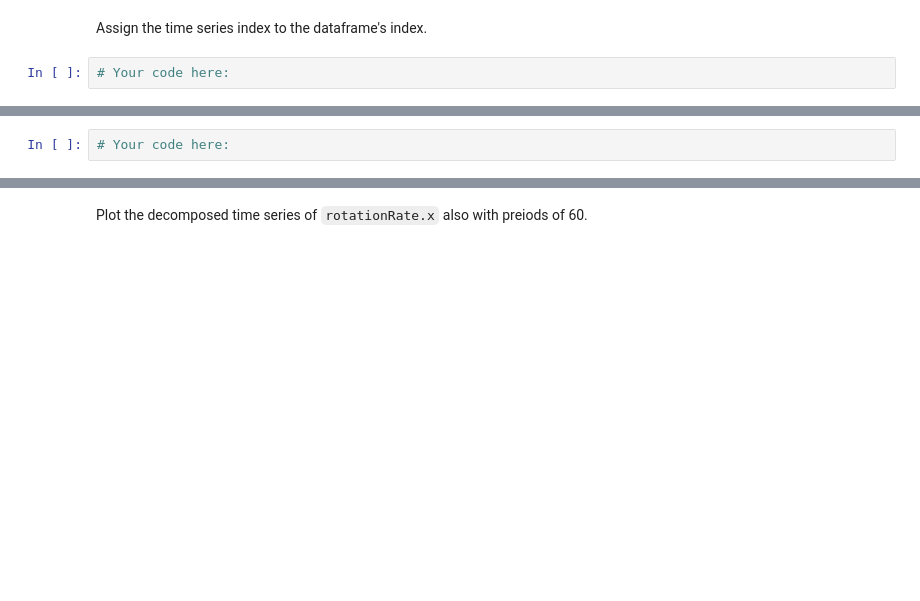
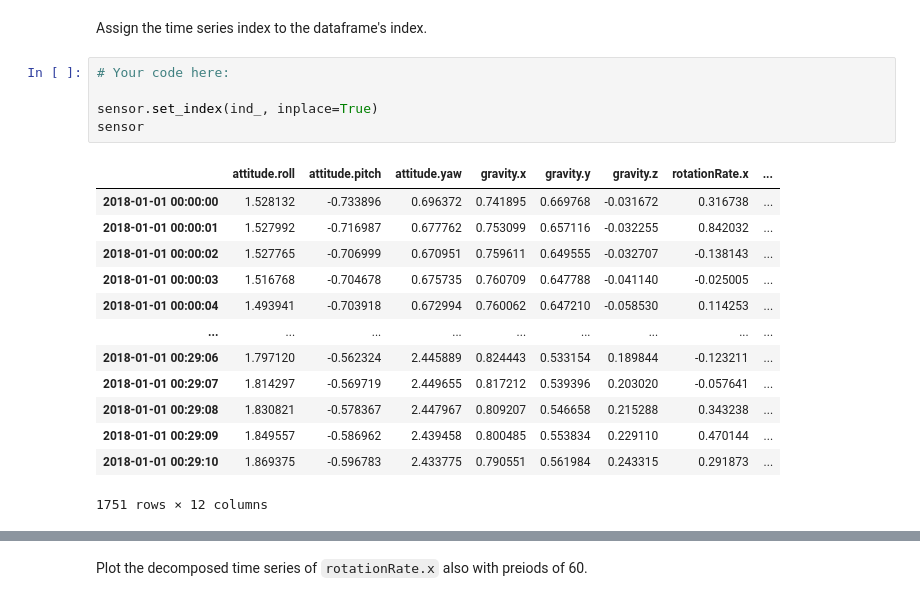
Before and after one commit to Ironhack-data-bcn-january-2023/lab-time-series, a Jupyter notebook: your-code/main.ipynb, the cells around one changed output, grey strips where cells are left out. Drawn from its saved outputs; the diff is of its cells as text; blank space fills up the shorter version.

```diff
--- a/your-code/main.ipynb
+++ b/your-code/main.ipynb
@@ -36,9 +91,24 @@ To perform time series analysis on the data, we must change the index from a ran
 Assign the time series index to the dataframe's index.
 # %%
 # Your code here:
+
+sensor.set_index(ind_, inplace=True)
+sensor
+# %% [output]
+|  | attitude.roll | attitude.pitch | attitude.yaw | gravity.x | gravity.y | gravity.z | rotationRate.x | ... |
+| 2018-01-01 00:00:00 | 1.528132 | -0.733896 | 0.696372 | 0.741895 | 0.669768 | -0.031672 | 0.316738 | ... |
+| 2018-01-01 00:00:01 | 1.527992 | -0.716987 | 0.677762 | 0.753099 | 0.657116 | -0.032255 | 0.842032 | ... |
+| 2018-01-01 00:00:02 | 1.527765 | -0.706999 | 0.670951 | 0.759611 | 0.649555 | -0.032707 | -0.138143 | ... |
+| 2018-01-01 00:00:03 | 1.516768 | -0.704678 | 0.675735 | 0.760709 | 0.647788 | -0.041140 | -0.025005 | ... |
+| 2018-01-01 00:00:04 | 1.493941 | -0.703918 | 0.672994 | 0.760062 | 0.647210 | -0.058530 | 0.114253 | ... |
+| ... | ... | ... | ... | ... | ... | ... | ... | ... |
+| 2018-01-01 00:29:06 | 1.797120 | -0.562324 | 2.445889 | 0.824443 | 0.533154 | 0.189844 | -0.123211 | ... |
+| 2018-01-01 00:29:07 | 1.814297 | -0.569719 | 2.449655 | 0.817212 | 0.539396 | 0.203020 | -0.057641 | ... |
+| 2018-01-01 00:29:08 | 1.830821 | -0.578367 | 2.447967 | 0.809207 | 0.546658 | 0.215288 | 0.343238 | ... |
+| 2018-01-01 00:29:09 | 1.849557 | -0.586962 | 2.439458 | 0.800485 | 0.553834 | 0.229110 | 0.470144 | ... |
+| 2018-01-01 00:29:10 | 1.869375 | -0.596783 | 2.433775 | 0.790551 | 0.561984 | 0.243315 | 0.291873 | ... |
+1751 rows × 12 columns
 # %% [markdown]
 Our next step is to decompose the time series and evaluate the patterns in the data. Load the `statsmodels.api` submodule and plot the decomposed plot of `userAcceleration.x`. Set `freq=60` in the `seasonal_decompose` function. Your graph should look like the one below.
 
 ![time series decomposition](../images/tsa_decompose.png)
-# %%
-# Your code here:
```
Also changed, not shown: parts of 18 cells of this notebook.
